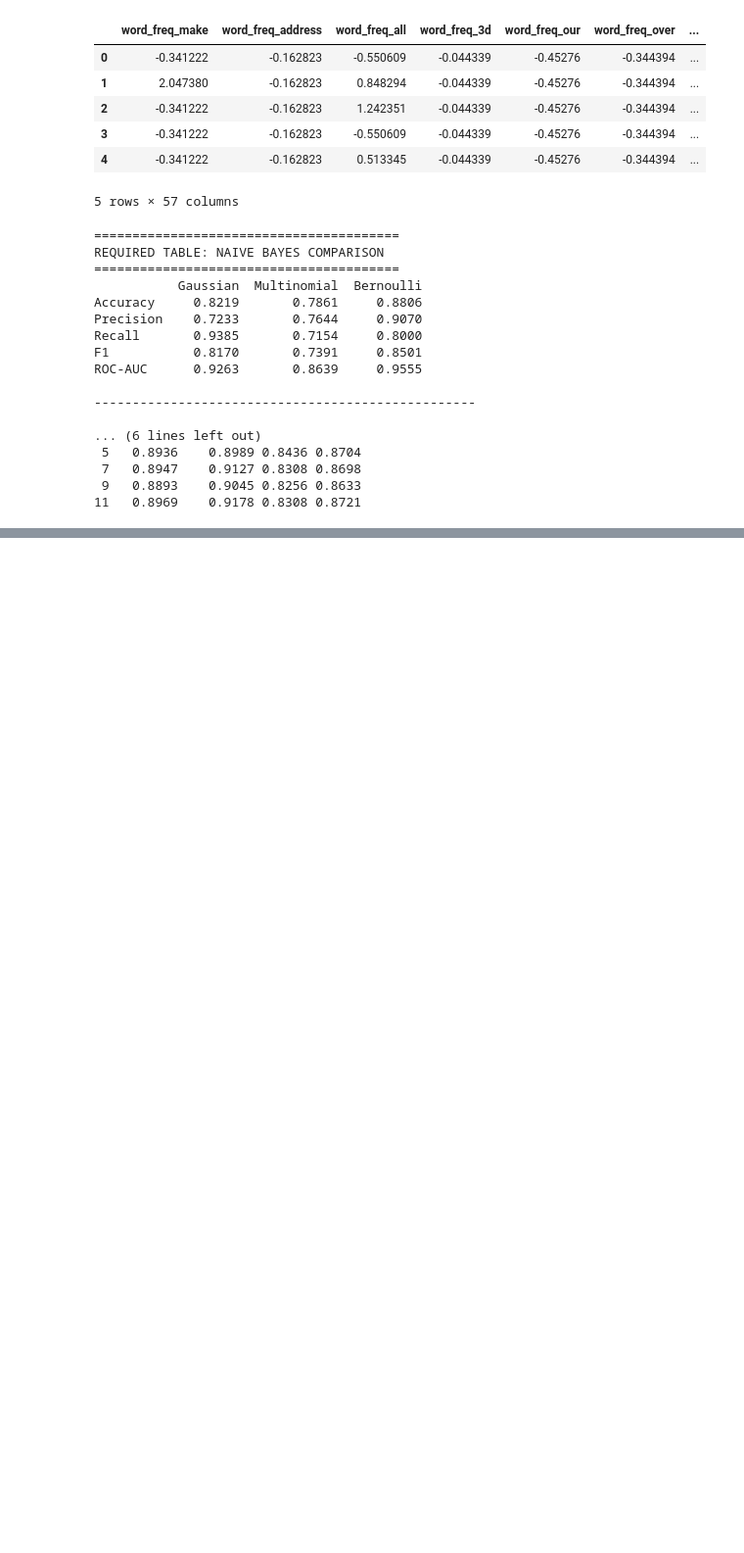
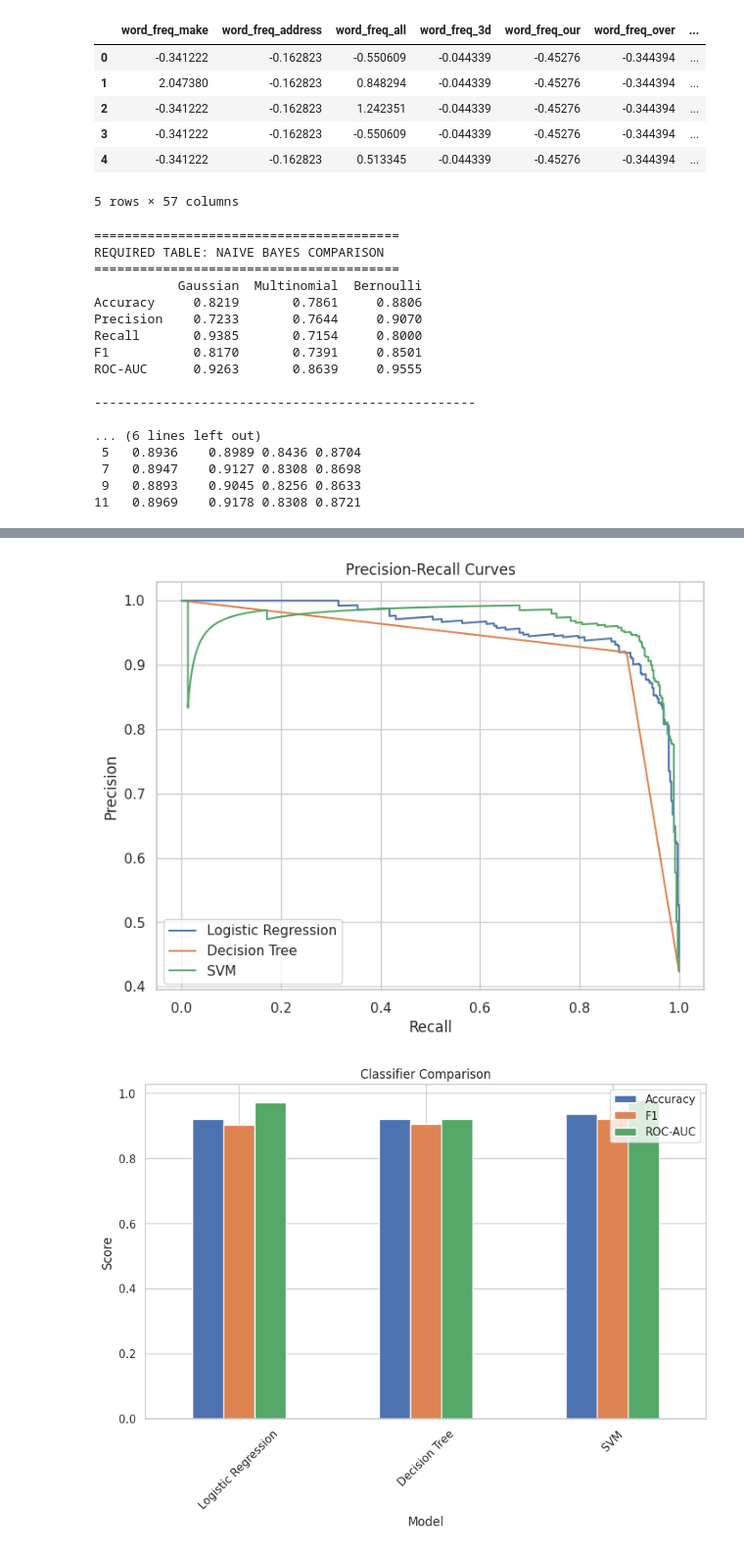
Before and after one commit to Nightingales21/ICS1512-Machine-Learning-Labratory, a Jupyter notebook: Experiment 2 - Email Spam.ipynb, the cells around one changed output, grey strips where cells are left out. Shown at 98% size. Drawn from its saved outputs; the diff is of its cells as text; code cells hidden in the pictures; blank space fills up the shorter version.

```diff
--- a/Experiment 2 - Email Spam.ipynb
+++ b/Experiment 2 - Email Spam.ipynb
@@ -296,0 +501,26 @@ ROC-AUC      0.9263       0.8639     0.9555
+# %%
+# Precision-Recall Curves
+plt.figure(figsize=(8, 6))
+for name, model in models.items():
+    precision, recall, _ = precision_recall_curve(y_test, model.predict_proba(X_test_scaled)[:, 1])
+    plt.plot(recall, precision, label=f"{name}")
+plt.title("Precision-Recall Curves")
+plt.xlabel("Recall")
+plt.ylabel("Precision")
+plt.legend()
+plt.show()
+
+# Classifier Comparison Bar Chart
+results_df.set_index('Model')[['Accuracy', 'F1', 'ROC-AUC']].plot(kind='bar', figsize=(10, 6))
+plt.title("Classifier Comparison")
+plt.ylabel("Score")
+plt.xticks(rotation=45)
+plt.show()
+
+# Timing Comparison
+results_df.set_index('Model')[['Train Time', 'Pred Time']].plot(kind='bar', secondary_y='Pred Time', figsize=(10, 6))
+plt.title("Training vs Prediction Time")
+plt.show()
+# %% [output]
+[figure, added]
+[figure, added]
```
Also changed, not shown: parts of 10 cells of this notebook.
